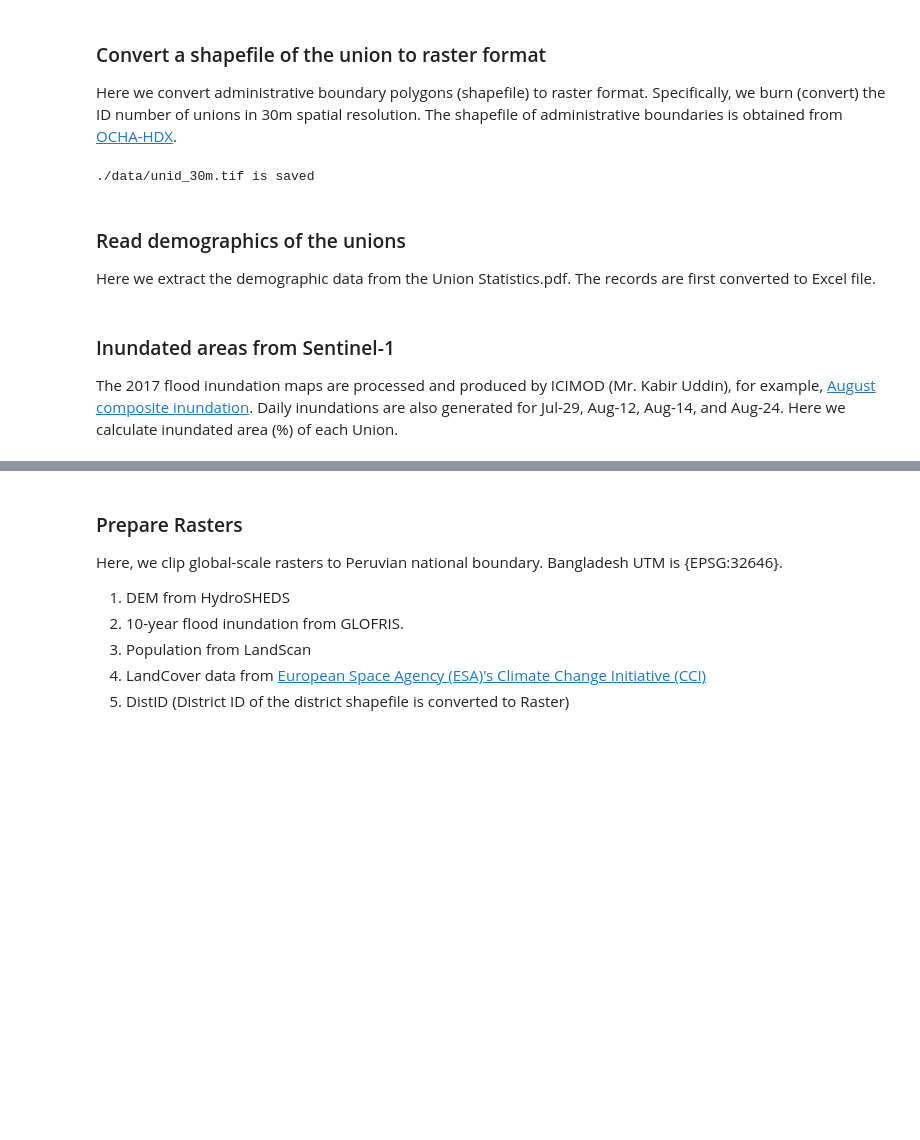
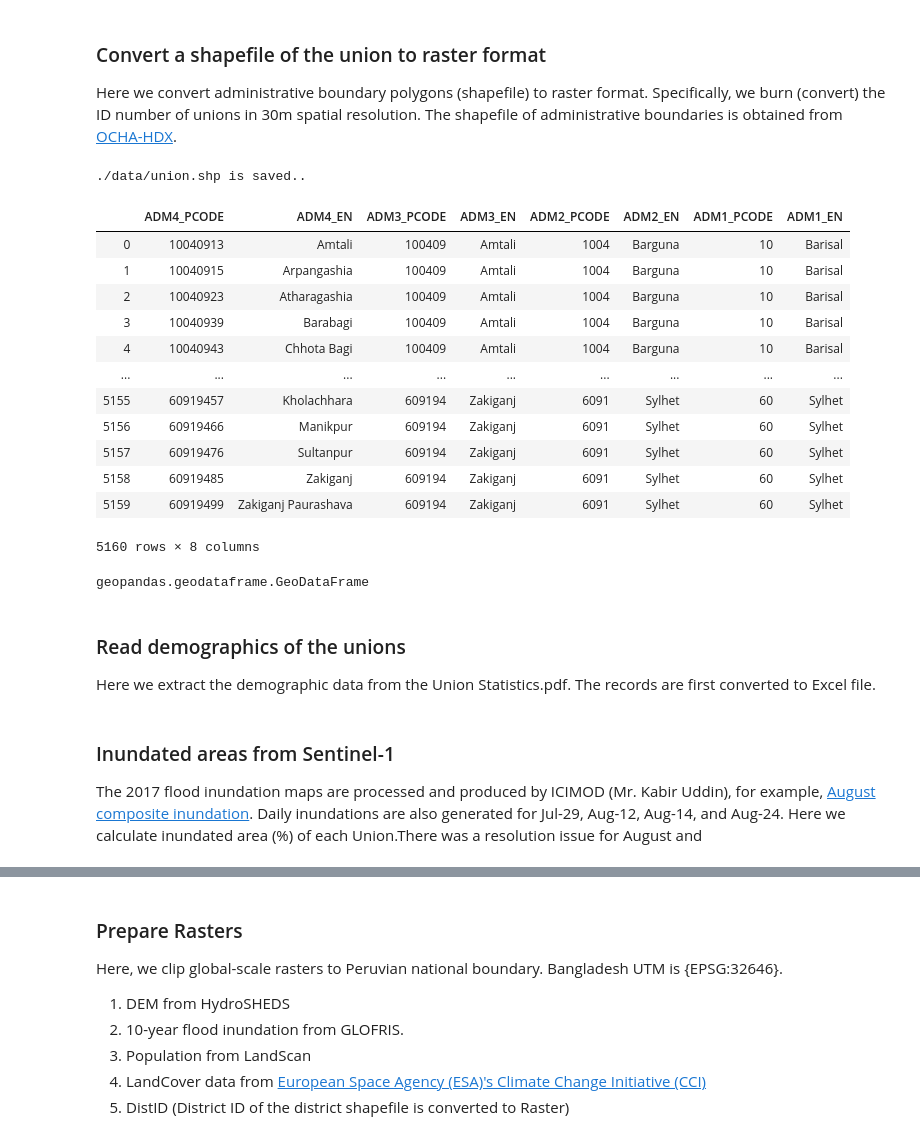
Before and after one commit to gnodnooh/VulnRiskImpact-BGD, a Jupyter notebook: FHV_DataPreparation.ipynb, the cells around one changed output, grey strips where cells are left out. Saved outputs shown, nothing was run; the diff lists cells and outputs as text; code cells hidden in the pictures; blank space fills up the shorter version.

```diff
--- a/FHV_DataPreparation.ipynb
+++ b/FHV_DataPreparation.ipynb
@@ -47,16 +47,44 @@ Here we convert administrative boundary polygons (shapefile) to raster format. S
 shp_fn = './data/admin_boundary/bgd_admbnda_adm4_bbs_20180410.shp'
 rst_fn = './data/bgd_ppp_2017_30m_decuple.tif'
 out_fn = './data/unid_30m.tif'
-fhv.ConvertShapeToRaster(shp_fn, rst_fn, out_fn, fieldname='ADM4_PCODE', out_dtype=rasterio.int32)
+if False:
+    fhv.ConvertShapeToRaster(shp_fn, rst_fn, out_fn, fieldname='ADM4_PCODE', out_dtype=rasterio.int32)
 # Validate the number of unions (validated)
-if True:
+if False:
     # Number of unions from shapefile (5160)
     nUnion1 = np.unique(gpd.read_file(shp_fn)['ADM4_PCODE']).shape[0]
     # Number of unions from raster (5160)
     nUnion2 = np.unique(rasterio.open(out_fn).read(1)).shape[0] - 1
     assert nUnion1 == nUnion2, 'the numbers of unions are different'
-# %% [output]
-./data/unid_30m.tif is saved
+# %%
+# Union ID table
+gdf = gpd.read_file(shp_fn)
+union = gdf[gdf.columns[[3,2,8,7,10,9,12,11,-1]]].sort_values('ADM4_PCODE').reset_index(drop=True)
+union_fn = './data/union.shp'
+union.to_file(union_fn)
+print('%s is saved..' % union_fn)
+# %% [output]
+./data/union.shp is saved..
+# %%
+ucode
+# %% [output]
+|  | ADM4_PCODE | ADM4_EN | ADM3_PCODE | ADM3_EN | ADM2_PCODE | ADM2_EN | ADM1_PCODE | ADM1_EN |
+| 0 | 10040913 | Amtali | 100409 | Amtali | 1004 | Barguna | 10 | Barisal |
+| 1 | 10040915 | Arpangashia | 100409 | Amtali | 1004 | Barguna | 10 | Barisal |
+| 2 | 10040923 | Atharagashia | 100409 | Amtali | 1004 | Barguna | 10 | Barisal |
+| 3 | 10040939 | Barabagi | 100409 | Amtali | 1004 | Barguna | 10 | Barisal |
+| 4 | 10040943 | Chhota Bagi | 100409 | Amtali | 1004 | Barguna | 10 | Barisal |
+| ... | ... | ... | ... | ... | ... | ... | ... | ... |
+| 5155 | 60919457 | Kholachhara | 609194 | Zakiganj | 6091 | Sylhet | 60 | Sylhet |
+| 5156 | 60919466 | Manikpur | 609194 | Zakiganj | 6091 | Sylhet | 60 | Sylhet |
+| 5157 | 60919476 | Sultanpur | 609194 | Zakiganj | 6091 | Sylhet | 60 | Sylhet |
+| 5158 | 60919485 | Zakiganj | 609194 | Zakiganj | 6091 | Sylhet | 60 | Sylhet |
+| 5159 | 60919499 | Zakiganj Paurashava | 609194 | Zakiganj | 6091 | Sylhet | 60 | Sylhet |
+5160 rows × 8 columns
+# %%
+type(gdf)
+# %% [output]
+geopandas.geodataframe.GeoDataFrame
 # %% [markdown]
 ### Read demographics of the unions
 Here we extract the demographic data from the Union Statistics.pdf. The records are first converted to Excel file.
@@ -79,5 +107,5 @@ print(id_union1.head())
 print(id_union2.head())
 # %% [markdown]
 ### Inundated areas from Sentinel-1
-The 2017 flood inundation maps are processed and produced by ICIMOD (Mr. Kabir Uddin), for example, [August composite inundation](http://rds.icimod.org/Home/DataDetail?metadataId=34492). Daily inundations are also generated for Jul-29, Aug-12, Aug-14, and Aug-24. Here we calculate inundated area (%) of each Union.
+The 2017 flood inundation maps are processed and produced by ICIMOD (Mr. Kabir Uddin), for example, [August composite inundation](http://rds.icimod.org/Home/DataDetail?metadataId=34492). Daily inundations are also generated for Jul-29, Aug-12, Aug-14, and Aug-24. Here we calculate inundated area (%) of each Union.</br>There was a resolution issue for August and
 # %%
```
Also changed, not shown: parts of 8 cells of this notebook.
